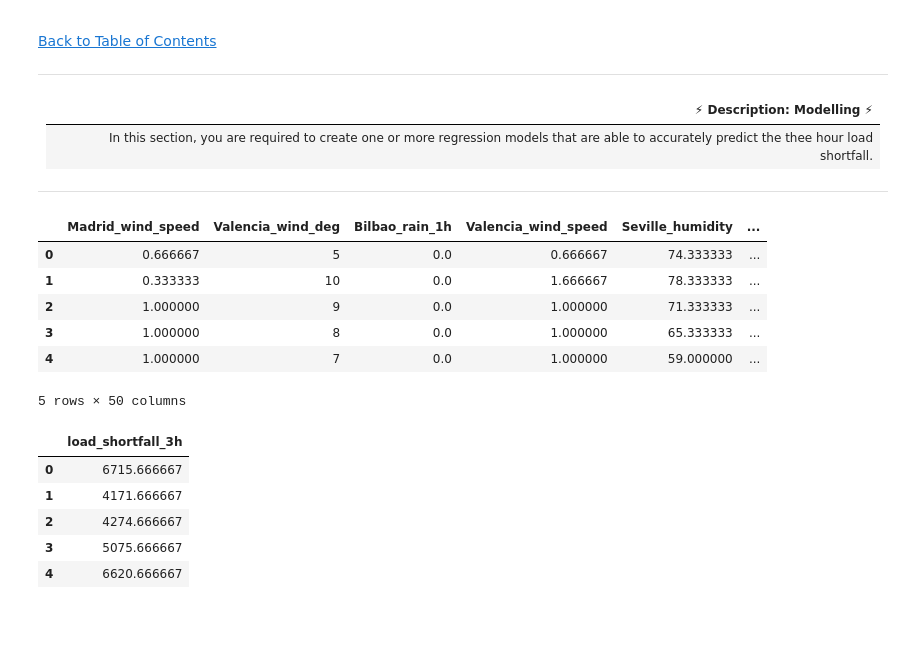
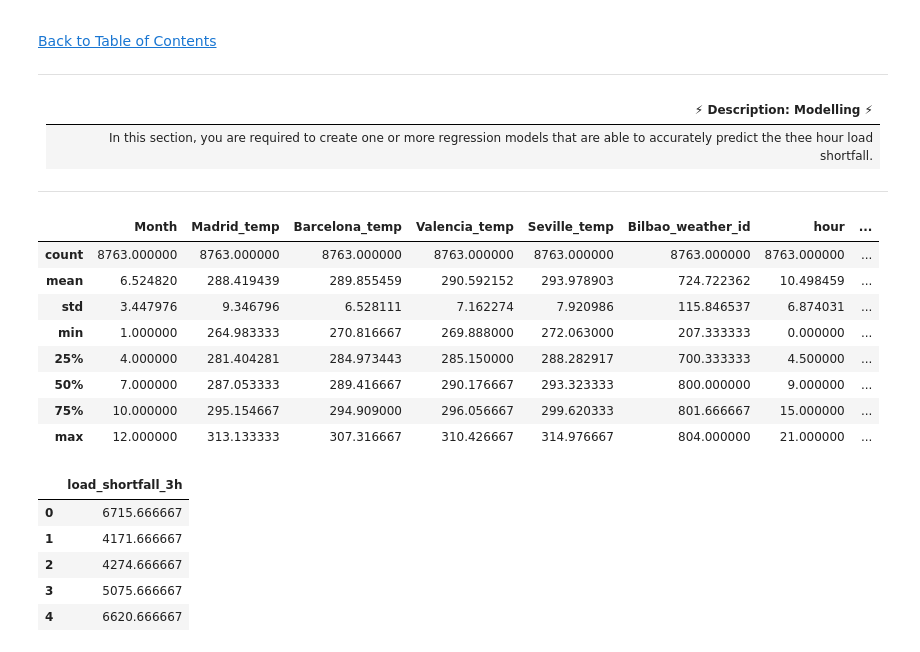
Before and after one commit to Ifeoluwa13/TEAM_RR15, a Jupyter notebook: Team RR15 workbook.ipynb, the cells around one changed output. Saved outputs shown, nothing was run; the diff lists cells and outputs as text; code cells hidden in the pictures; blank space fills up the shorter version.

```diff
--- a/Team RR15 workbook.ipynb
+++ b/Team RR15 workbook.ipynb
@@ -361,0 +704,15 @@ df_new=df_new.drop(['Unnamed: 0'],axis=1)
+# %%
+#normalize data
+from sklearn.preprocessing import MinMaxScaler
+
+scaler = MinMaxScaler()
+X_scaled = scaler.fit_transform(X_data)
+X_normalize = pd.DataFrame(X_scaled, columns=X_data.columns)
+# %%
+from sklearn.feature_selection import VarianceThreshold
+
+# Create VarianceThreshold object
+selector = VarianceThreshold(threshold=0.03)
+
+# Use the object to apply the threshold on data
+selector.fit(X_normalize)
@@ -361,0 +748,9 @@ df_new=df_new.drop(['Unnamed: 0'],axis=1)
+# %%
+# Select new columns
+X_new = X_normalize[X_normalize.columns[selector.get_support(indices=True)]]
+
+# Save variable names for later
+X_var_names = X_new.columns
+
+# View first few entries
+X_new.head()
@@ -374,22 +850,32 @@ df_new=df_new.drop(['Unnamed: 0'],axis=1)
 ---
 # %%
 # split data
+X_all = df_new.drop('load_shortfall_3h',axis=1)
+x = df_new[:len(df_train)].drop('load_shortfall_3h',axis=1)
+y=df_new[:len(df_train)][['load_shortfall_3h']]
+y_train = df_new[:len(df_train)][['load_shortfall_3h']]
+X_train = df_new[:len(df_train)].drop('load_shortfall_3h',axis=1)
 
-y = df_new[:len(df_train)][['load_shortfall_3h']]
-x = df_new[:len(df_train)].drop('load_shortfall_3h',axis=1)
+X_test = df_new[len(df_train):].drop('load_shortfall_3h',axis=1)
 
-x_test = df_new[len(df_train):].drop('load_shortfall_3h',axis=1)
-y_train=df_new[:len(df_train)][['load_shortfall_3h']]
+
+X_corr_train = X_train[X_corr_names]
+X_corr_test = X_test[X_corr_names]
+
+X_var_train = X_train[X_var_names]
+X_var_test = X_test[X_var_names]
 # %%
-x.head()
+X_var_train.describe()
 # %% [output]
-|  | Madrid_wind_speed | Valencia_wind_deg | Bilbao_rain_1h | Valencia_wind_speed | Seville_humidity | ... |
-| 0 | 0.666667 | 5 | 0.0 | 0.666667 | 74.333333 | ... |
-| 1 | 0.333333 | 10 | 0.0 | 1.666667 | 78.333333 | ... |
-| 2 | 1.000000 | 9 | 0.0 | 1.000000 | 71.333333 | ... |
-| 3 | 1.000000 | 8 | 0.0 | 1.000000 | 65.333333 | ... |
-| 4 | 1.000000 | 7 | 0.0 | 1.000000 | 59.000000 | ... |
+|  | Month | Madrid_temp | Barcelona_temp | Valencia_temp | Seville_temp | Bilbao_weather_id | hour | ... |
+| count | 8763.000000 | 8763.000000 | 8763.000000 | 8763.000000 | 8763.000000 | 8763.000000 | 8763.000000 | ... |
+| mean | 6.524820 | 288.419439 | 289.855459 | 290.592152 | 293.978903 | 724.722362 | 10.498459 | ... |
+| std | 3.447976 | 9.346796 | 6.528111 | 7.162274 | 7.920986 | 115.846537 | 6.874031 | ... |
+| min | 1.000000 | 264.983333 | 270.816667 | 269.888000 | 272.063000 | 207.333333 | 0.000000 | ... |
+| 25% | 4.000000 | 281.404281 | 284.973443 | 285.150000 | 288.282917 | 700.333333 | 4.500000 | ... |
+| 50% | 7.000000 | 287.053333 | 289.416667 | 290.176667 | 293.323333 | 800.000000 | 9.000000 | ... |
+| 75% | 10.000000 | 295.154667 | 294.909000 | 296.056667 | 299.620333 | 801.666667 | 15.000000 | ... |
+| max | 12.000000 | 313.133333 | 307.316667 | 310.426667 | 314.976667 | 804.000000 | 21.000000 | ... |
-5 rows × 50 columns
 # %%
 y_train.head()
 # %% [output]
```
Also changed, not shown: parts of 82 cells of this notebook.
